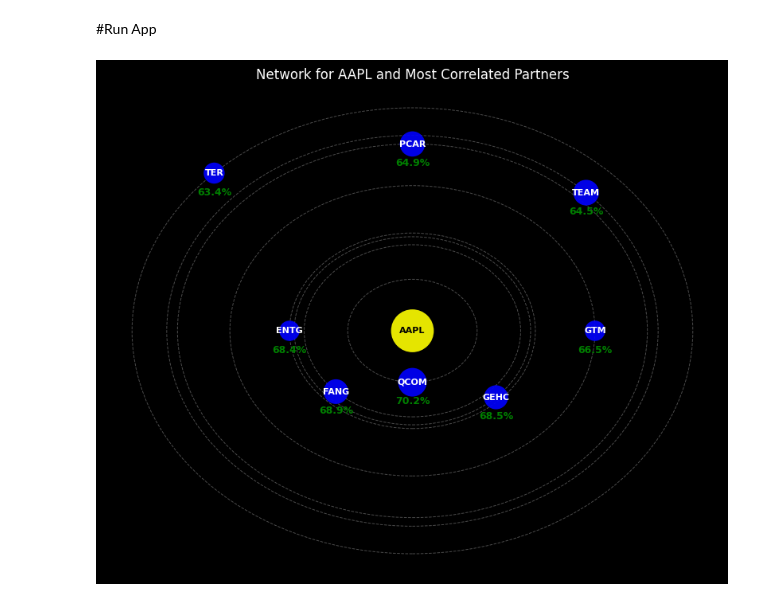
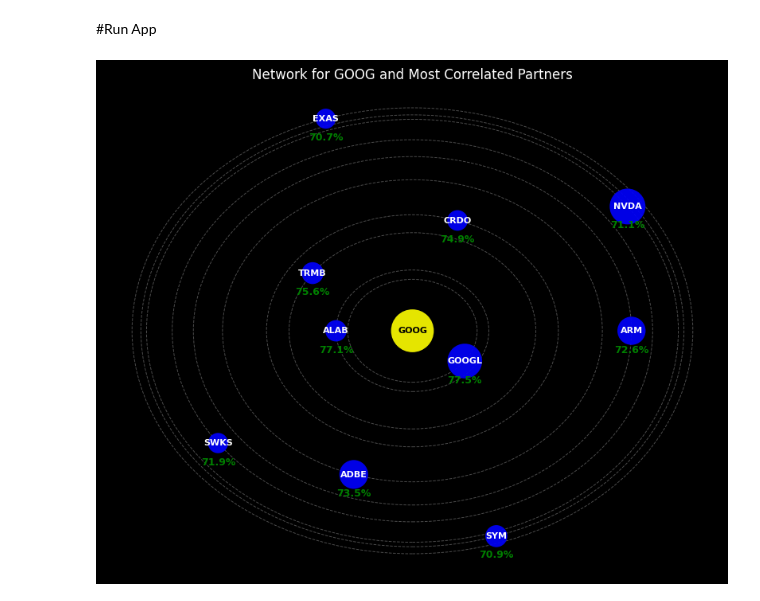
Before and after one commit to Risskr/Stock-App, a Jupyter notebook: StocksApp.ipynb, the cells around one changed output. Saved outputs shown, nothing was run; the diff lists cells and outputs as text; code cells hidden in the pictures.

```diff
--- a/StocksApp.ipynb
+++ b/StocksApp.ipynb
@@ -261,15 +262,3 @@ def calculate_lagged_correlation(df, lag_days, range_months):
   return correlation_matrix
 
 # enter end date and run correlation function on entire stock data. This will take a couple of hours
-# %%
-#Run 3 and 6 month spearman coorelation on the filtered nasdaq data
-lag_days = 1
-
-# range_months = 1
-# one_month_spearman_lagged_correlations = calculate_lagged_correlation(filtered_nasdaq_df, lag_days, range_months)
-
-range_months = 3
-three_month_spearman_lagged_correlations = calculate_lagged_correlation(filtered_nasdaq_df, lag_days, range_months)
-
-range_months = 6
-six_month_spearman_lagged_correlations = calculate_lagged_correlation(filtered_nasdaq_df, lag_days, range_months)
@@ -291,12 +312,0 @@ unified_factor_df = three_month_spearman_lagged_correlations.abs() - corr_moment
-# %%
-# prompt: How would I determine which tickers in nasdaq_df have constant values across time?
-
-constant_value_tickers = []
-# Add tqdm to the loop for a progress bar
-for ticker in tqdm(nasdaq_df['ticker'].unique(), desc="Checking tickers for constant values"):
-  ticker_data = nasdaq_df[nasdaq_df['ticker'] == ticker]
-  if ticker_data['adjusted_close'].nunique() == 1:
-    constant_value_tickers.append(ticker)
-
-print("Tickers with constant adjusted_close values:")
-constant_value_tickers
@@ -721,24 +608,24 @@ def plot_ticker_network_visual(correlated_data, source_ticker):
 # %%
 # Example usage with the sixMonth_correlation_data
 min_nodes = 4
 max_nodes = 20
 threshold_percent = 0.90
 
 exclude_financials = True
 range_months = 3
-ticker = 'AAPL'
+ticker = 'GOOG'
 
 processed_data = process_stock_correlations(unified_factor_df, min_market_cap_df, min_nodes, max_nodes, threshold_percent)
 plot_ticker_network_visual(processed_data, ticker)
 
 # #processed_data = process_stock_correlations(one_month_spearman_lagged_correlations, min_nodes, max_nodes, threshold_percent)
 # if range_months == 6:
 #   processed_data = process_stock_correlations(six_month_spearman_lagged_correlations, min_nodes, max_nodes, threshold_percent)
 #   plot_ticker_network_visual(processed_data, ticker)
 # elif range_months == 3:
 #   three_month_processed_data = process_stock_correlations(three_month_spearman_lagged_correlations, min_nodes, max_nodes, threshold_percent)
 #   plot_ticker_network_visual(processed_data, ticker)
 # else:
 #   print("Invalid range_months value. Please choose 3 or 6.")
 # %% [output]
-[figure, old version]
+[figure, new version]
```
Also changed, not shown: parts of 22 cells of this notebook.
